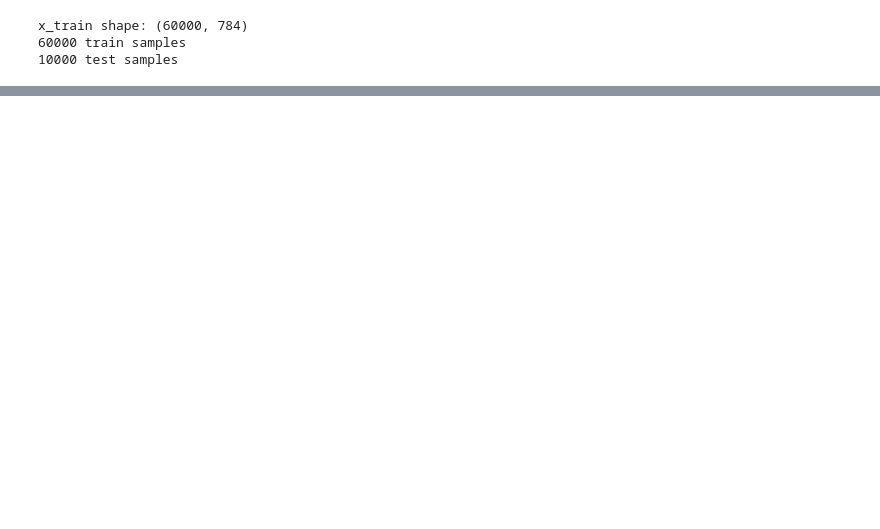
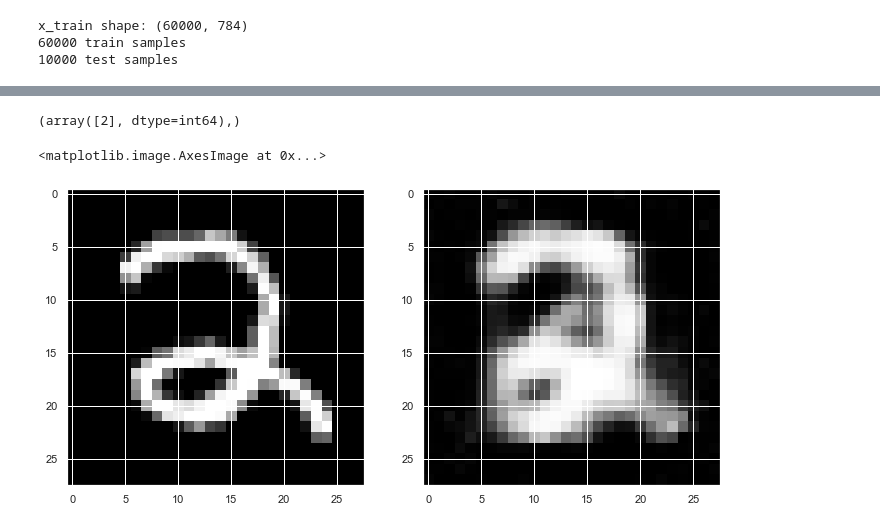
Before and after one commit to AStoeffelbauer/PyTorchTraining, a Jupyter notebook: Autoencoder.ipynb, the cells around one changed output, grey strips where cells are left out. Cells and saved outputs as stored; diff of their text form; code cells hidden in the pictures; blank space fills up the shorter version.

```diff
--- a/Autoencoder.ipynb
+++ b/Autoencoder.ipynb
@@ -14,6 +15,7 @@ from sklearn.manifold import TSNE
 # Model / data parameters
 num_classes = 10
 input_shape = (28, 28, 1)
+batch_size = 64
 
 # the data, split between train and test sets
 (x_train, y_train), (x_test, y_test) = keras.datasets.mnist.load_data()
@@ -24,6 +26,8 @@ x_test = x_test.astype("float32") / 255
 # Make sure images have shape (28, 28, 1)
 x_train = np.expand_dims(x_train, -1)
 x_train = np.reshape(x_train, (60000,784))
+x_train_noisy = x_train + np.random.normal(0.5, 0.1, size=(60000,784)) #for denoising AE
+
 
 x_test = np.expand_dims(x_test, -1)
 x_test = np.reshape(x_test, (10000,784))
@@ -32,7 +36,7 @@ print(x_train.shape[0], "train samples")
 print(x_test.shape[0], "test samples")
 
 
-# convert class vectors to binary class matrices
+# convert class vectors to binary class matrices --for crossentropy loss fn?
 y_train = keras.utils.to_categorical(y_train, num_classes)
 y_test = keras.utils.to_categorical(y_test, num_classes)
 # %% [output]
@@ -121,5 +103,6 @@ Trainable params: 209,454
 Non-trainable params: 0
 _________________________________________________________________
 # %%
-history = model.fit(x_train, x_train, batch_size=128, epochs=10)
+#for denoising autoencoder
+history = model.fit(x_train_noisy, x_train, batch_size=128, epochs=20, shuffle=True)
 # %% [output]
@@ -168 +128,14 @@ X_embedded_train = TSNE(n_components=2).fit_transform(emb_train[:10000])
+# %%
+n = np.random.randint(0,10000)
+print(np.where(y_test[n]==1))
+
+plt.subplot(121)
+plt.imshow(np.reshape(x_test[n], (28,28)), cmap='gray')
+
+plt.subplot(122)
+plt.imshow(np.reshape(new[n], (28,28)), cmap='gray')
+# %% [output]
+(array([2], dtype=int64),)
+<matplotlib.image.AxesImage at 0x...>
+[figure, added]
 # %%
```
Also changed, not shown: parts of 18 cells of this notebook, 1 other file.
